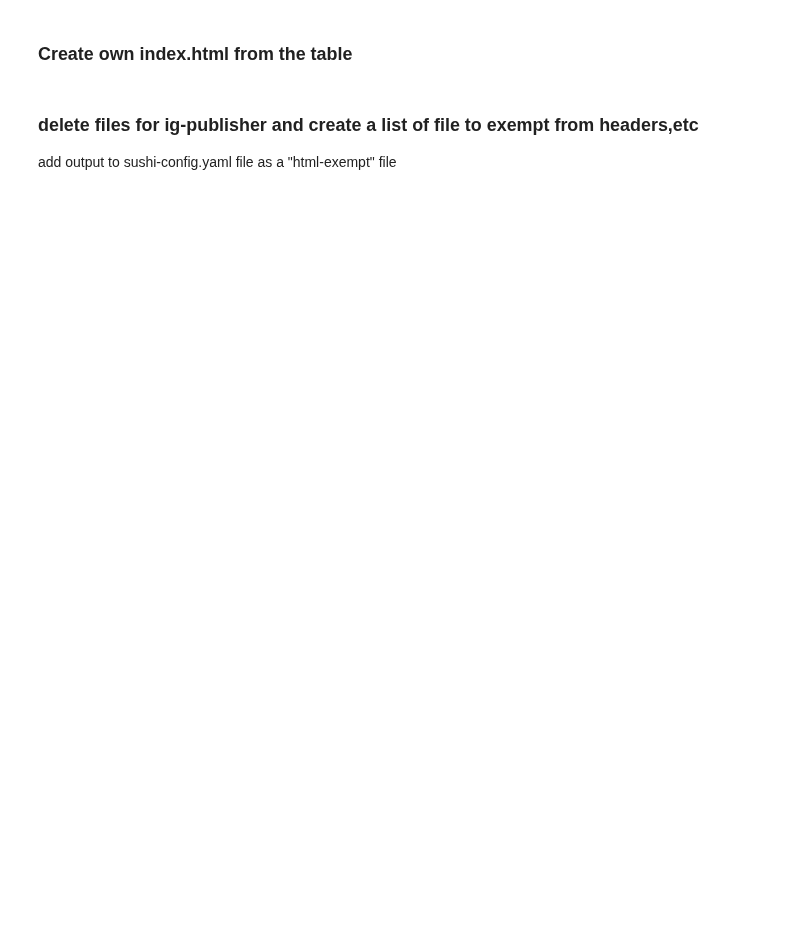
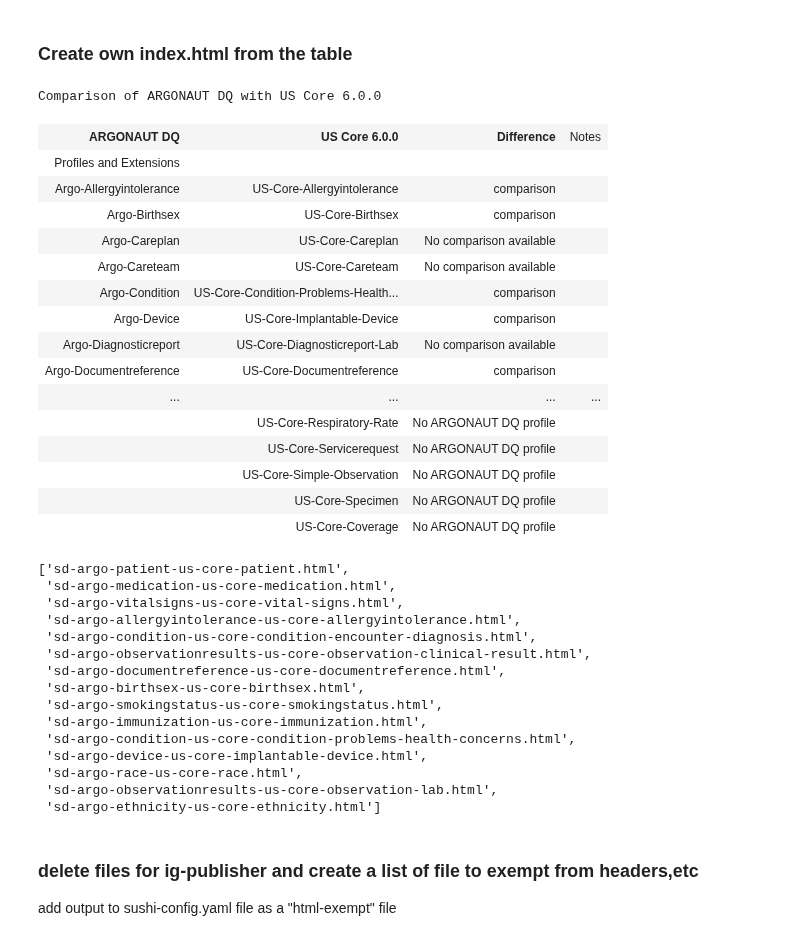
Before and after one commit to Healthedata1/MyNotebooks, a Jupyter notebook: utils/Profile_Comparer.ipynb, the cells around one changed output. Cells and saved outputs as stored; diff of their text form; code cells hidden in the pictures; blank space fills up the shorter version.

```diff
--- a/utils/Profile_Comparer.ipynb
+++ b/utils/Profile_Comparer.ipynb
@@ -64,15 +64,26 @@ profile of patient, those profiles will also be compared.
 from pandas import read_csv
 from pandas import DataFrame as df
 
-
+# =======these globals change for each comparison =======
 path='/Users/ehaas/Downloads/validator_cli.jar' # path to publisher
-IG1='fhir.argonaut.r2#1.0.0' # path to IG Package 1 = ARGONAUT DQ
-IG2='hl7.fhir.us.core#current' # path to IG Package 2 = US Core 6.0.0
 out_path='/Users/ehaas/Documents/Python/Jupyter/MyNotebooks/utils/out/profile_compare' # path to the root destination folder for individual compare folders
 OUT=f'{out_path}/temp_out'
 VERSION='4.0.1' # version of FHIR to use
-LEFT = 'ARGONAUT DQ'
+
+# IG1='fhir.argonaut.r2#1.0.0' # path to IG Package 1 = ARGONAUT DQ
+# IG2='hl7.fhir.us.core#current' # path to IG Package 2 = US Core 6.0.0
+
+IG1='hl7.fhir.uv.ipa#current' # path to IPA "hl7.fhir.uv.ipa","version" : "1.0.0-preview
+IG2='hl7.fhir.us.core#current' # path to IG Package 2 = US Core 6.0.0
+
+# LEFT =  'ARGONAUT DQ'
+LEFT =  'IPA'
+
 RIGHT = 'US Core 6.0.0'
-target_folder = 'comparison-argo' # name of the folder to create in the out_path
+# ======================================================
 
+# =======these globals do not change for each comparison =======
+# target_folder = 'comparison-argo' #'comparison-ipa' # name of the folder to create in the out_path
+target_folder = 'comparison-ipa' # name of the folder to create in the out_path
+# ======================================================
 OUT
@@ -150,8 +201,8 @@ for r in df.itertuples():
         # use bash to move the files to the r[2] place
         # !cp {OUT}/*.html {out_path}
         # !cp {OUT}/*.json {out_path}
-    if r.Index == 2:
-        break
+    # if r.Index == 2:
+    #     break
 
     # pull out *json and *html files from the output folder and put them in the first folder with the name of the profile
     # combine the html tables into a single html file
@@ -160,32 +229,76 @@ for r in df.itertuples():
 # %%
 import jinja2
 from IPython.display import display as Display, HTML
 from pathlib import Path
 import re
 
 profcomp = Path(r'/Users/ehaas/Documents/Python/Jupyter/MyNotebooks/utils/out/profile_compare/profcomp')
 env = jinja2.Environment(loader=jinja2.FileSystemLoader(searchpath='.'), trim_blocks=True, lstrip_blocks=True)
 template = env.get_template('profcompare.j2',)
 
+# temporary override globals for testing and fixing US Core
+# profile_map = '/Users/ehaas/Documents/FHIR/US-Core/input/images-source/ArgoDQ-USCore-ProfileMap.csv'
+# df = read_csv(profile_map,na_filter=False)
+
+# LEFT =  'ARGONAUT DQ'
+# RIGHT = 'US Core 6.0.0'
+
+# OUT= '/Users/ehaas/Documents/FHIR/US-Core/input/images/comparison-argo'
+
 # code that fills in display_dictionary with the values to send to the template
 sd_complist = [f.name for f in Path(OUT).glob('sd-*.html')] # check if compare.html exists
+
 # get vs-*.html files
 # inspect the title of the html file to get the name of the value set
 # create a Dictionary of the value set name and the html file
 # create a template that will create a table of contents
 
 vs_dict = {f.name:re.findall("<title>(.*?)</title>", f.read_text(),)[0] for f in Path(OUT).glob('vs-*.html')}
 
 my_index = template.render(LEFT=LEFT,
                             RIGHT=RIGHT,
                             profcomp=df.itertuples(),
                             sd_complist=sd_complist,
                             vs_dict=vs_dict)
 Display(HTML(my_index))
 # index_out = Path(r'/Users/ehaas/Documents/Python/Jupyter/MyNotebooks/utils/out/profile_compare/profcomp/index.html')
 # index_out.write_text(my_index)
 out = Path(f'{OUT}/index.html')
 out.write_text(my_index)
+sd_complist
+# %% [output]
+Comparison of ARGONAUT DQ with US Core 6.0.0
+| ARGONAUT DQ | US Core 6.0.0 | Difference | Notes |
+| Profiles and Extensions |  |  |  |
+| Argo-Allergyintolerance | US-Core-Allergyintolerance | comparison |  |
+| Argo-Birthsex | US-Core-Birthsex | comparison |  |
+| Argo-Careplan | US-Core-Careplan | No comparison available |  |
+| Argo-Careteam | US-Core-Careteam | No comparison available |  |
+| Argo-Condition | US-Core-Condition-Problems-Health... | comparison |  |
+| Argo-Device | US-Core-Implantable-Device | comparison |  |
+| Argo-Diagnosticreport | US-Core-Diagnosticreport-Lab | No comparison available |  |
+| Argo-Documentreference | US-Core-Documentreference | comparison |  |
+| ... | ... | ... | ... |
+|  | US-Core-Respiratory-Rate | No ARGONAUT DQ profile |  |
+|  | US-Core-Servicerequest | No ARGONAUT DQ profile |  |
+|  | US-Core-Simple-Observation | No ARGONAUT DQ profile |  |
+|  | US-Core-Specimen | No ARGONAUT DQ profile |  |
+|  | US-Core-Coverage | No ARGONAUT DQ profile |  |
+['sd-argo-patient-us-core-patient.html',
+ 'sd-argo-medication-us-core-medication.html',
+ 'sd-argo-vitalsigns-us-core-vital-signs.html',
+ 'sd-argo-allergyintolerance-us-core-allergyintolerance.html',
+ 'sd-argo-condition-us-core-condition-encounter-diagnosis.html',
+ 'sd-argo-observationresults-us-core-observation-clinical-result.html',
+ 'sd-argo-documentreference-us-core-documentreference.html',
+ 'sd-argo-birthsex-us-core-birthsex.html',
+ 'sd-argo-smokingstatus-us-core-smokingstatus.html',
+ 'sd-argo-immunization-us-core-immunization.html',
+ 'sd-argo-condition-us-core-condition-problems-health-concerns.html',
+ 'sd-argo-device-us-core-implantable-device.html',
+ 'sd-argo-race-us-core-race.html',
+ 'sd-argo-observationresults-us-core-observation-lab.html',
+ 'sd-argo-ethnicity-us-core-ethnicity.html']
 # %% [markdown]
 ### delete files for ig-publisher and create a list of file to exempt from headers,etc
 
```
Also changed, not shown: parts of 5 cells of this notebook, 13 other files.
